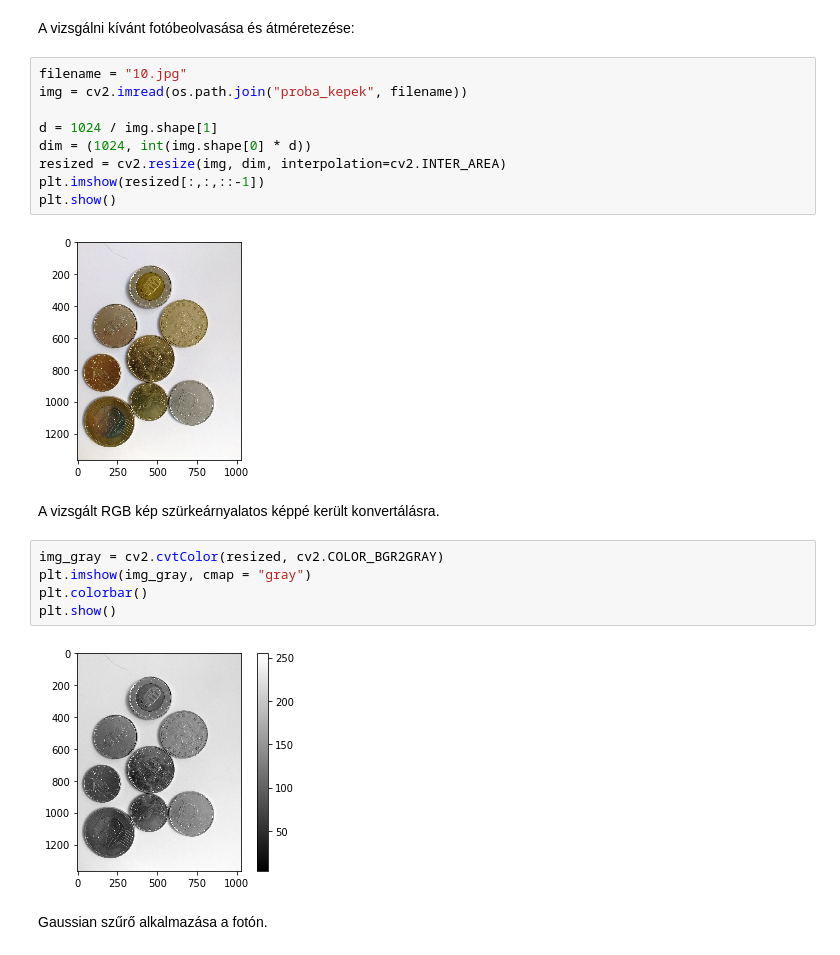
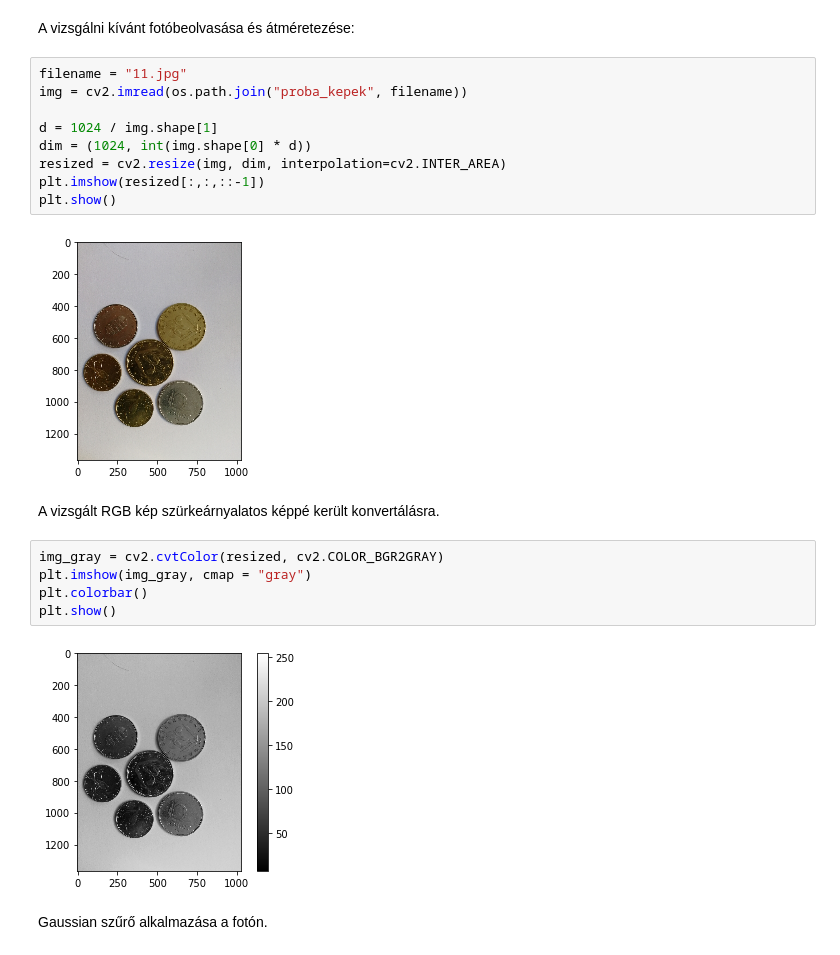
Before and after one commit to kissvik/SZE_gepi_latas, a Jupyter notebook: coin.ipynb, the cells around one changed output. Saved outputs shown, nothing was run; the diff lists cells and outputs as text.

```diff
--- a/coin.ipynb
+++ b/coin.ipynb
@@ -8,16 +8,16 @@ from matplotlib import pyplot as plt
 # %% [markdown]
 A vizsgálni kívánt fotóbeolvasása és átméretezése:
 # %%
-filename = "10.jpg"
+filename = "11.jpg"
 img = cv2.imread(os.path.join("proba_kepek", filename))
 
 d = 1024 / img.shape[1]
 dim = (1024, int(img.shape[0] * d))
 resized = cv2.resize(img, dim, interpolation=cv2.INTER_AREA)
 plt.imshow(resized[:,:,::-1])
 plt.show()
 # %% [output]
-[figure, old version]
+[figure, new version]
 # %% [markdown]
 A vizsgált RGB kép szürkeárnyalatos képpé került konvertálásra.
 # %%
@@ -26,7 +26,7 @@ plt.imshow(img_gray, cmap = "gray")
 plt.colorbar()
 plt.show()
 # %% [output]
-[figure, old version]
+[figure, new version]
 # %% [markdown]
 Gaussian szűrő alkalmazása a fotón.
 # %%
```
Also changed, not shown: parts of 6 cells of this notebook, 36 other files.
